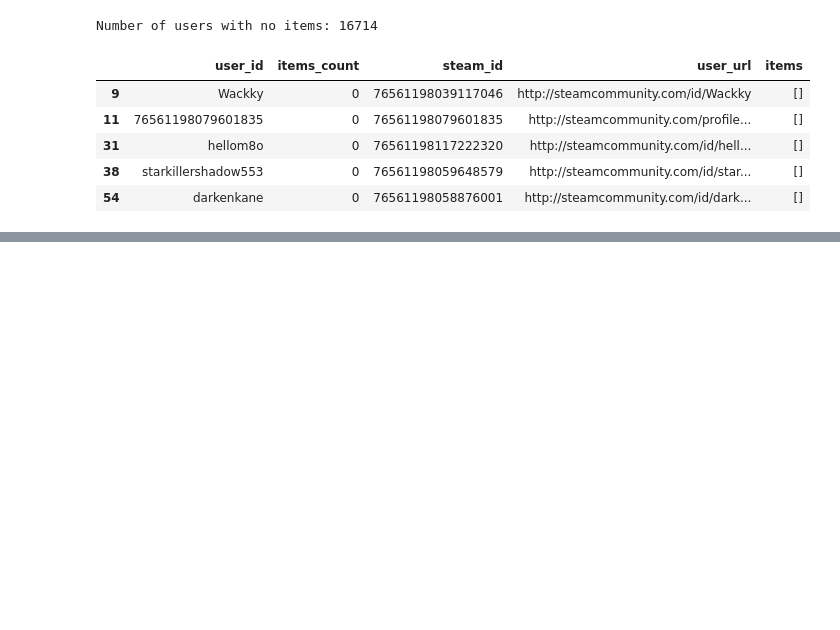
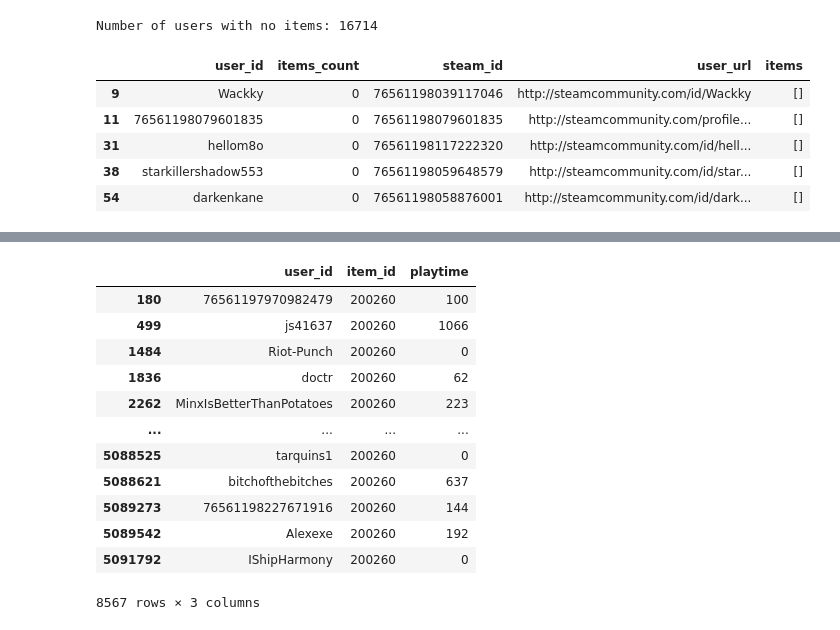
Before and after one commit to Juan-Mendoza00/pi_mlops, a Jupyter notebook: 1.Load_data.ipynb, the cells around one changed output, grey strips where cells are left out. Saved outputs shown, nothing was run; the diff lists cells and outputs as text; code cells hidden in the pictures; blank space fills up the shorter version.

```diff
--- a/1.Load_data.ipynb
+++ b/1.Load_data.ipynb
@@ -256,5 +276,5 @@ gzip_json_file('./data/user_reviews_c.json.gz',
 # %%
-df_items = load_data('./raw_data/users_items.json.gz',
+df_items = load_jsongz('./raw_data/users_items.json.gz',
                      mode='rt', encoding='UTF-8')
 # %% [output]
 Number of records: 88310
@@ -334,0 +408,16 @@ gzip_json_file('./data/users_items_c.json.gz',
+# %%
+items_df[items_df['item_id'] == '200260']
+# %% [output]
+|  | user_id | item_id | playtime |
+| 180 | 76561197970982479 | 200260 | 100 |
+| 499 | js41637 | 200260 | 1066 |
+| 1484 | Riot-Punch | 200260 | 0 |
+| 1836 | doctr | 200260 | 62 |
+| 2262 | MinxIsBetterThanPotatoes | 200260 | 223 |
+| ... | ... | ... | ... |
+| 5088525 | tarquins1 | 200260 | 0 |
+| 5088621 | bitchofthebitches | 200260 | 637 |
+| 5089273 | 76561198227671916 | 200260 | 144 |
+| 5089542 | Alexexe | 200260 | 192 |
+| 5091792 | IShipHarmony | 200260 | 0 |
+8567 rows × 3 columns
```
Also changed, not shown: parts of 29 cells of this notebook, 3 other files.
